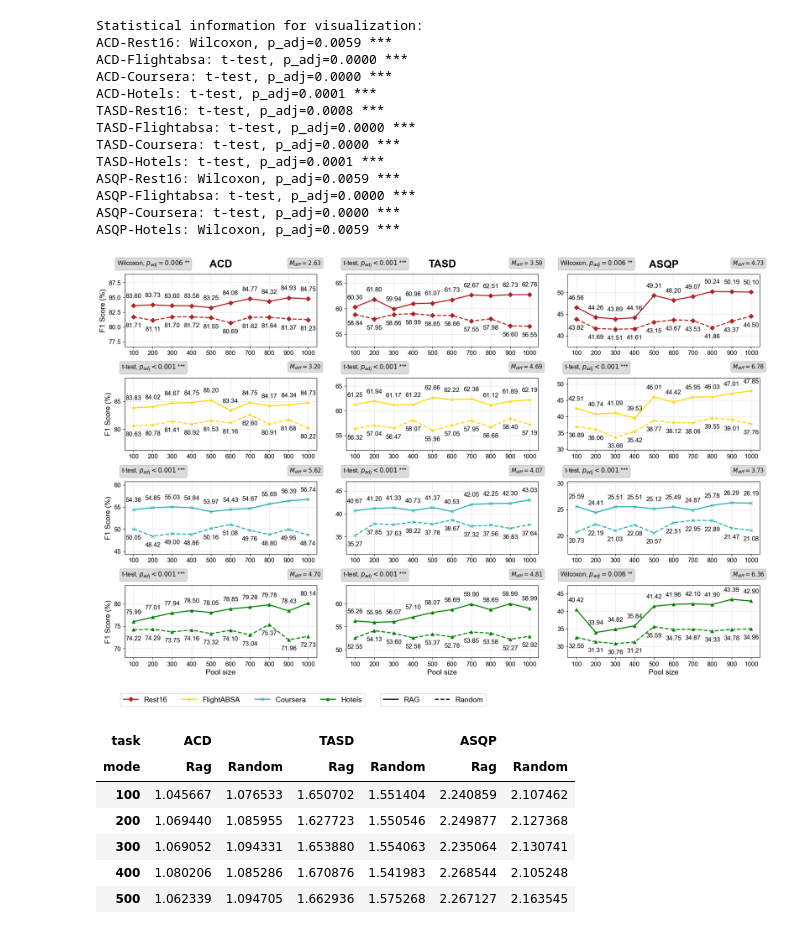
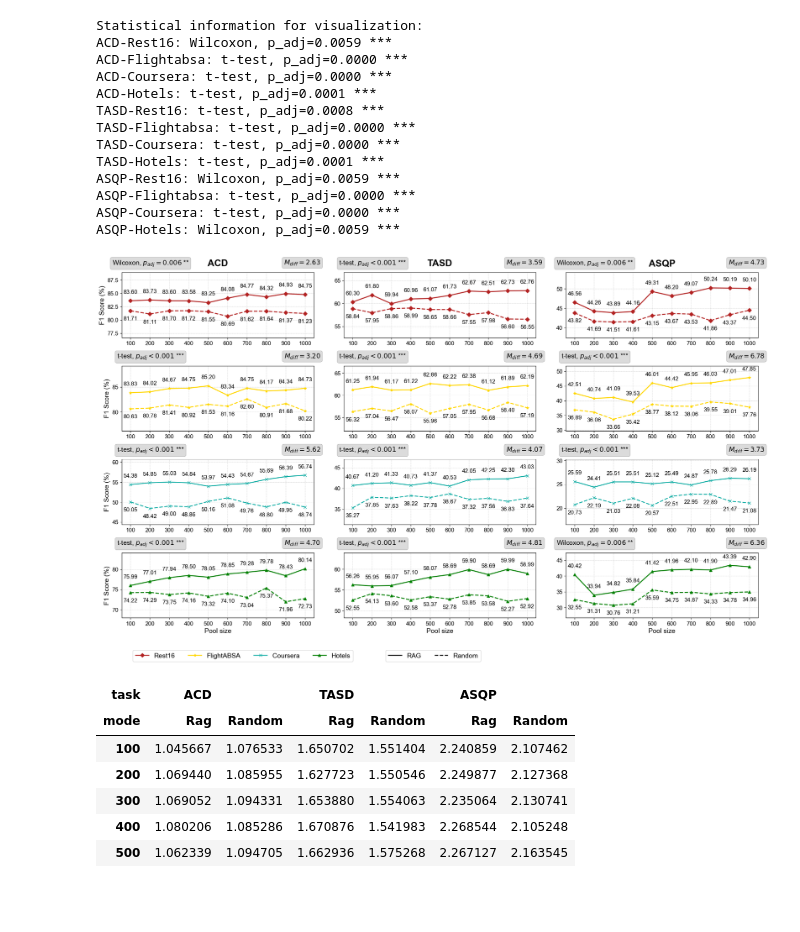
Before and after one commit to NilsHellwig/ABSA-annotation-tool, a Jupyter notebook: evaluation/report.ipynb, the cells around one changed output. Drawn from its saved outputs; the diff is of its cells as text; code cells hidden in the pictures; blank space fills up the shorter version.

```diff
--- a/evaluation/report.ipynb
+++ b/evaluation/report.ipynb
@@ -48,6 +48,7 @@ f1_scores_all = {}
 model = "gemma3_27b"
 seeds = ["seed_42", "seed_43", "seed_44"]
 modes = ["random", "rag"]
+n_prompts = 0
 
 for mode in modes:
   for dataset_name in ["rest16", "flightabsa", "coursera", "hotels"]:
@@ -68,6 +69,7 @@ for mode in modes:
                 try:
                     with open(f"./{pred_phrase}/{seed}/{task}/{model}/{k}/{dataset_name}/predictions.json", 'r') as f:
                        data = json.load(f)
+                       n_prompts += len(data)
                 except FileNotFoundError:
                     continue
 
@@ -79,7 +81,7 @@ for mode in modes:
                 scores = compute_f1_scores(preds, golds, verbose=False)
                 f1_scores_per_seed.append(scores["f1"])
 
-            print(f"{dataset_name}_{task}_{mode}_k{k}: {f1_scores_per_seed}")
+            # print(f"{dataset_name}_{task}_{mode}_k{k}: {f1_scores_per_seed}")
 
             # Nur fortfahren wenn wir Daten für mindestens einen Seed haben
             if f1_scores_per_seed:
@@ -229,7 +217,7 @@ plt.rcParams.update({
     'font.sans-serif': ['Arial']
 })
 
-fig, axes = plt.subplots(4, 3, figsize=(18, 12))
+fig, axes = plt.subplots(4, 3, figsize=(20, 12))
 
 tasks = ["acd", "tasd", "asqp"]
 datasets = ["rest16", "flightabsa", "coursera", "hotels"]
@@ -304,7 +292,7 @@ for i, task in enumerate(tasks):
 
             test_info = f"{test_type}, {p_text} {sig_symbol}"
             ax.text(0.15, 1.2, test_info, transform=ax.transAxes,
-                   fontsize=12, ha='center', va='top',
+                   fontsize=14, ha='center', va='top',
                    bbox=dict(boxstyle="round,pad=0.3", facecolor='lightgray', alpha=0.8,
                             edgecolor='gray', linewidth=0.5))
 
@@ -313,7 +301,7 @@ for i, task in enumerate(tasks):
             m_diff = diff_info[(task, dataset)]
             diff_text = rf"$M_{{diff}} = {m_diff:.2f}$"
             ax.text(0.94, 1.2, diff_text, transform=ax.transAxes,
-                   fontsize=11, ha='center', va='top',
+                   fontsize=14, ha='center', va='top',
                    bbox=dict(boxstyle="round,pad=0.3", facecolor='lightgray', alpha=0.8,
                             edgecolor='gray', linewidth=0.5))
 
@@ -363,34 +351,34 @@ for i, task in enumerate(tasks):
 
 # Collect handles and labels for common legend
 handles, labels = [], []
 for ax in axes.flatten():
     h, l = ax.get_legend_handles_labels()
     handles.extend(h)
     labels.extend(l)
 
 # Remove duplicates
 unique_labels = list(dict.fromkeys(labels))  # Preserve order
 unique_labels = ["Rest16", "FlightABSA", "Coursera", "Hotels"]
 unique_handles = [handles[labels.index(label)] for label in unique_labels if label in labels]
 
 # Add legend for line styles (RAG vs Random)
 from matplotlib.lines import Line2D
 legend_elements = [
     Line2D([0], [0], color='black', linestyle='-', linewidth=2, label='RAG'),
     Line2D([0], [0], color='black', linestyle='--', linewidth=2, label='Random')
 ]
 
 # Main legend for datasets
 fig.legend(unique_handles, unique_labels, loc='lower center', ncol=4, fontsize=14, bbox_to_anchor=(0.22, -0.01))
 
 # Secondary legend for line styles
 fig.legend(legend_elements, ['RAG', 'Random'], loc='lower center', ncol=2, fontsize=14, bbox_to_anchor=(0.5, -0.01))
 
 plt.tight_layout(rect=[0, 0.05, 1, 1])
 plt.savefig("performance_plot.pdf", dpi=300, bbox_inches="tight")
 plt.show()
 # %% [output]
-[figure, old version]
+[figure, new version]
 # %%
 times_all = {}
 modes = ["random", "rag"]
```
Also changed, not shown: parts of 2 cells of this notebook, 10 other files.
